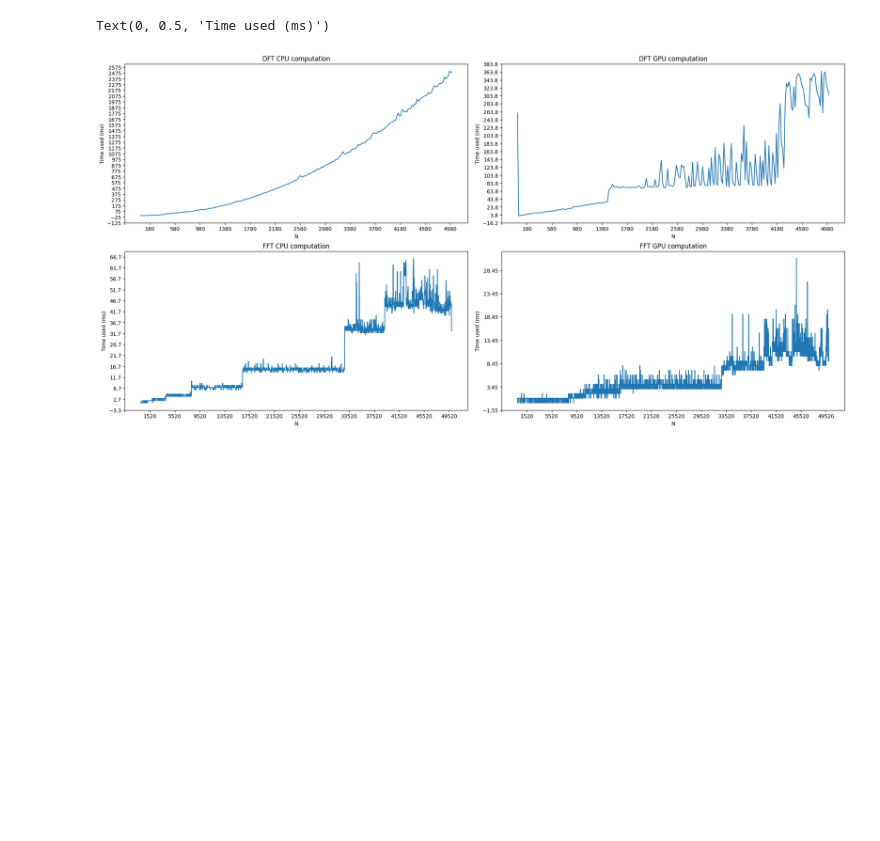
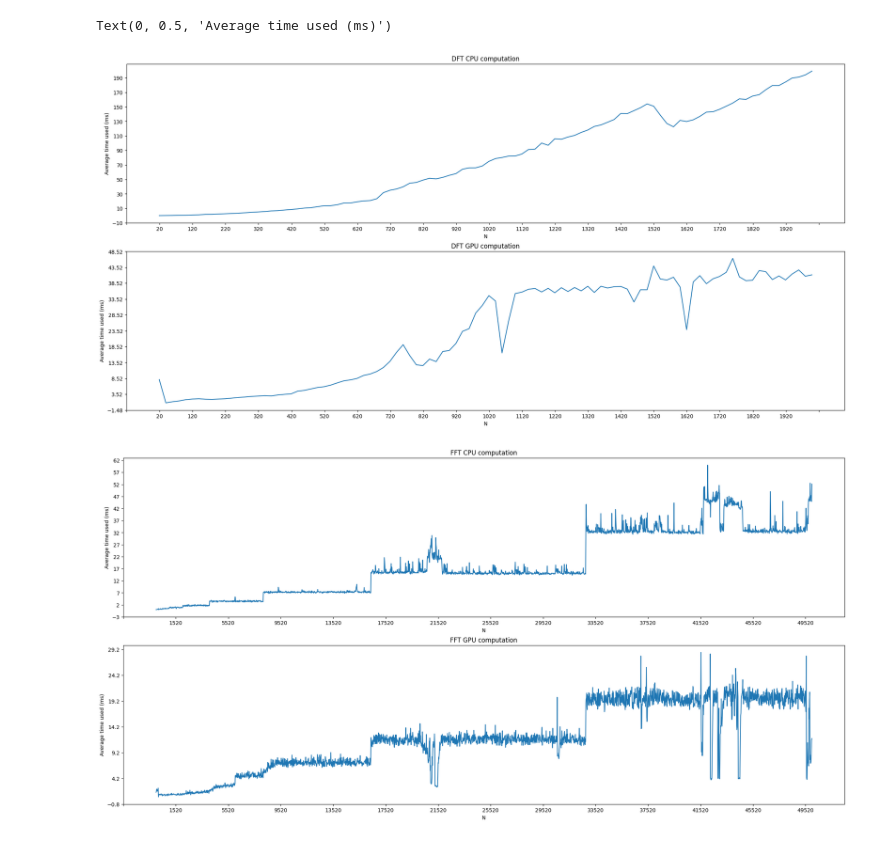
Before and after one commit to ZnoKunG/cuda-fft, a Jupyter notebook: cuda-fft-plot/result.ipynb, the cells around one changed output. Drawn from its saved outputs; the diff is of its cells as text; code cells hidden in the pictures; blank space fills up the shorter version.

Commit message:
find average time used to compute

```diff
--- a/cuda-fft-plot/result.ipynb
+++ b/cuda-fft-plot/result.ipynb
@@ -32,41 +42,44 @@ with open('../cuda-fft/result_fft.csv') as result_fft:
 # %%
-fig, ax = plt.subplots(2, 2, layout='constrained', figsize=(20, 10))
+fig, ax = plt.subplots(2, 1, layout='constrained', figsize=(20, 10))
 
-ax[0, 0].plot(dft_n, dft_cpu_rows)
-startx, endx = ax[0, 0].get_xlim()
-starty, endy = ax[0, 0].get_ylim()
-ax[0, 0].xaxis.set_ticks(np.arange(startx, endx, 20))
-ax[0, 0].yaxis.set_ticks(np.arange(starty, endy, 100))
-ax[0, 0].set_title('DFT CPU computation')
-ax[0, 0].set_xlabel('N')
-ax[0, 0].set_ylabel('Time used (ms)')
+ax[0].plot(dft_cpu_n, dft_cpu_rows)
+startx, endx = ax[0].get_xlim()
+starty, endy = ax[0].get_ylim()
+ax[0].xaxis.set_ticks(np.arange(startx, endx, 5))
+ax[0].yaxis.set_ticks(np.arange(starty, endy, 20))
+ax[0].set_title('DFT CPU computation')
+ax[0].set_xlabel('N')
+ax[0].set_ylabel('Average time used (ms)')
 
-ax[0, 1].plot(dft_n, dft_gpu_rows)
-startx, endx = ax[0, 1].get_xlim()
-starty, endy = ax[0, 1].get_ylim()
-ax[0, 1].xaxis.set_ticks(np.arange(startx, endx, 20))
-ax[0, 1].yaxis.set_ticks(np.arange(starty, endy, 20))
-ax[0, 1].set_title('DFT GPU computation')
-ax[0, 1].set_xlabel('N')
-ax[0, 1].set_ylabel('Time used (ms)')
+ax[1].plot(dft_gpu_n, dft_gpu_rows)
+startx, endx = ax[1].get_xlim()
+starty, endy = ax[1].get_ylim()
+ax[1].xaxis.set_ticks(np.arange(startx, endx, 5))
+ax[1].yaxis.set_ticks(np.arange(starty, endy, 5))
+ax[1].set_title('DFT GPU computation')
+ax[1].set_xlabel('N')
+ax[1].set_ylabel('Average time used (ms)')
 
-ax[1, 0].plot(fft_n, fft_cpu_rows)
-startx, endx = ax[1, 0].get_xlim()
-starty, endy = ax[1, 0].get_ylim()
-ax[1, 0].xaxis.set_ticks(np.arange(startx, endx, 200))
-ax[1, 0].yaxis.set_ticks(np.arange(starty, endy, 5))
-ax[1, 0].set_title('FFT CPU computation')
-ax[1, 0].set_xlabel('N')
-ax[1, 0].set_ylabel('Time used (ms)')
+fig, ax = plt.subplots(2, 1, layout='constrained', figsize=(20, 10))
 
-ax[1, 1].plot(fft_n, fft_gpu_rows)
-startx, endx = ax[1, 1].get_xlim()
-starty, endy = ax[1, 1].get_ylim()
-ax[1, 1].xaxis.set_ticks(np.arange(startx, endx, 200))
-ax[1, 1].yaxis.set_ticks(np.arange(starty, endy, 5))
-ax[1, 1].set_title('FFT GPU computation')
-ax[1, 1].set_xlabel('N')
-ax[1, 1].set_ylabel('Time used (ms)')
+ax[0].plot(fft_cpu_n, fft_cpu_rows)
+startx, endx = ax[0].get_xlim()
+starty, endy = ax[0].get_ylim()
+ax[0].xaxis.set_ticks(np.arange(startx, endx, 200))
+ax[0].yaxis.set_ticks(np.arange(starty, endy, 5))
+ax[0].set_title('FFT CPU computation')
+ax[0].set_xlabel('N')
+ax[0].set_ylabel('Average time used (ms)')
+
+ax[1].plot(fft_gpu_n, fft_gpu_rows)
+startx, endx = ax[1].get_xlim()
+starty, endy = ax[1].get_ylim()
+ax[1].xaxis.set_ticks(np.arange(startx, endx, 200))
+ax[1].yaxis.set_ticks(np.arange(starty, endy, 5))
+ax[1].set_title('FFT GPU computation')
+ax[1].set_xlabel('N')
+ax[1].set_ylabel('Average time used (ms)')
 # %% [output]
-Text(0, 0.5, 'Time used (ms)')
+Text(0, 0.5, 'Average time used (ms)')
-[figure, old version]
+[figure, new version]
+[figure, added]
```
Also changed, not shown: parts of 1 cell of this notebook, 7 other files.
